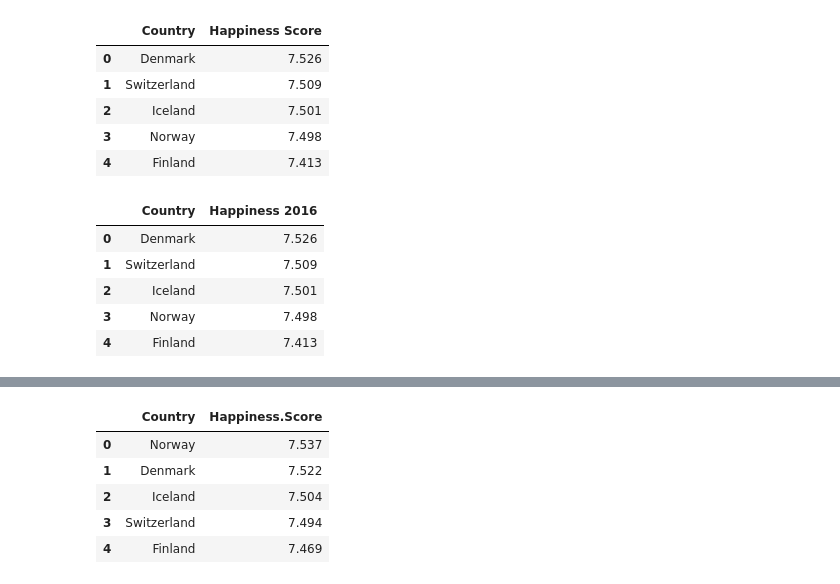
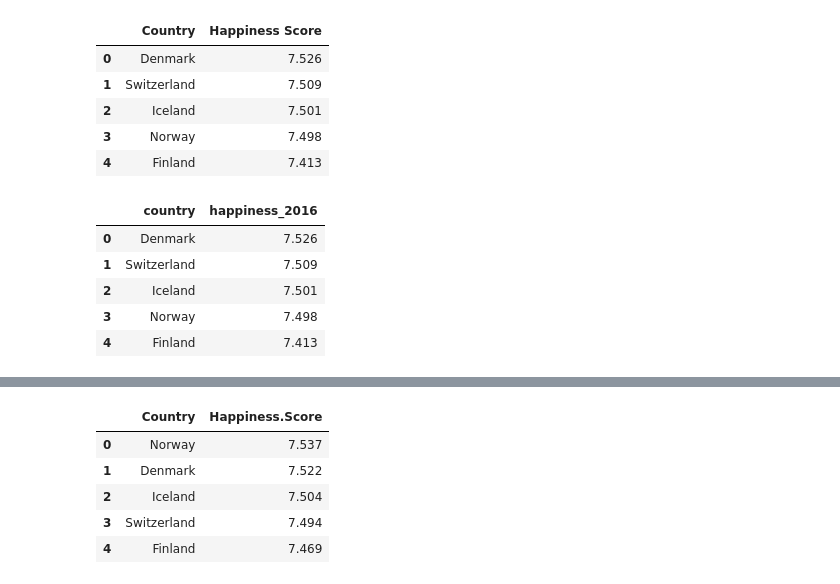
Before and after one commit to thn22/Dedupeanalytics, a Jupyter notebook: cleaning.ipynb, the cells around one changed output, grey strips where cells are left out. Saved outputs shown, nothing was run; the diff lists cells and outputs as text; code cells hidden in the pictures.

```diff
--- a/cleaning.ipynb
+++ b/cleaning.ipynb
@@ -118,10 +119,10 @@ year2_clean_df.head()
 | 3 | Norway | 7.498 |
 | 4 | Finland | 7.413 |
 # %%
-final2_df = year2_clean_df.rename(columns={'Happiness Score': 'Happiness 2016'})
+final2_df = year2_clean_df.rename(columns={'Happiness Score': 'happiness_2016', 'Country': 'country'})
 final2_df.head()
 # %% [output]
-|  | Country | Happiness 2016 |
+|  | country | happiness_2016 |
 | 0 | Denmark | 7.526 |
 | 1 | Switzerland | 7.509 |
 | 2 | Iceland | 7.501 |
```
Also changed, not shown: parts of 12 cells of this notebook, 1 other file.
